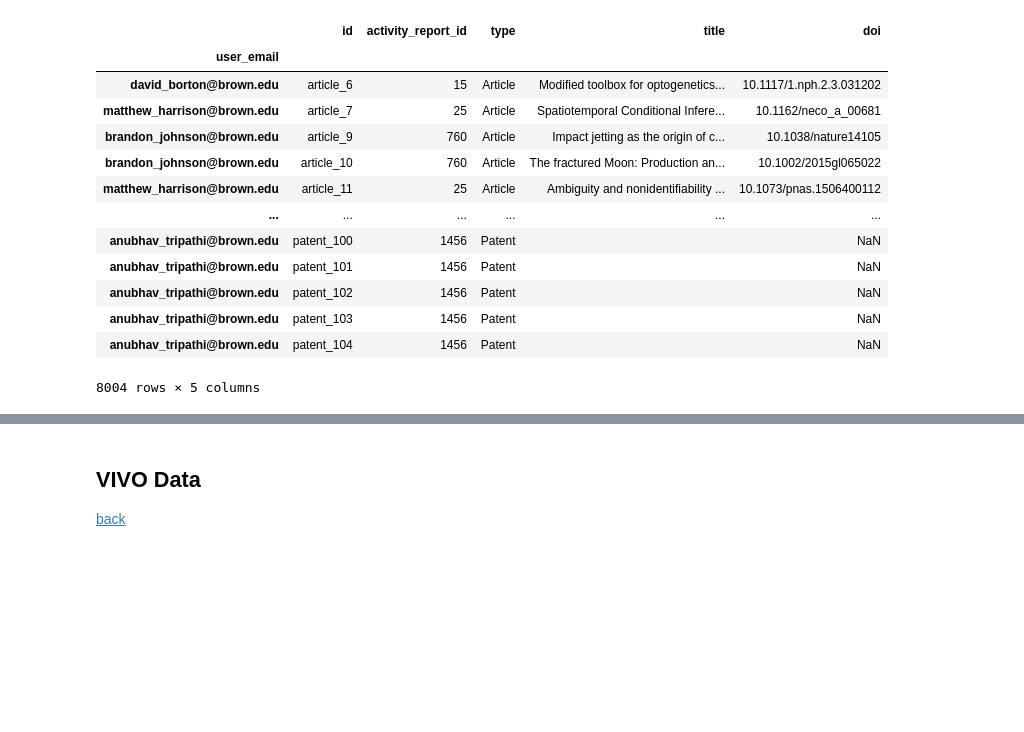
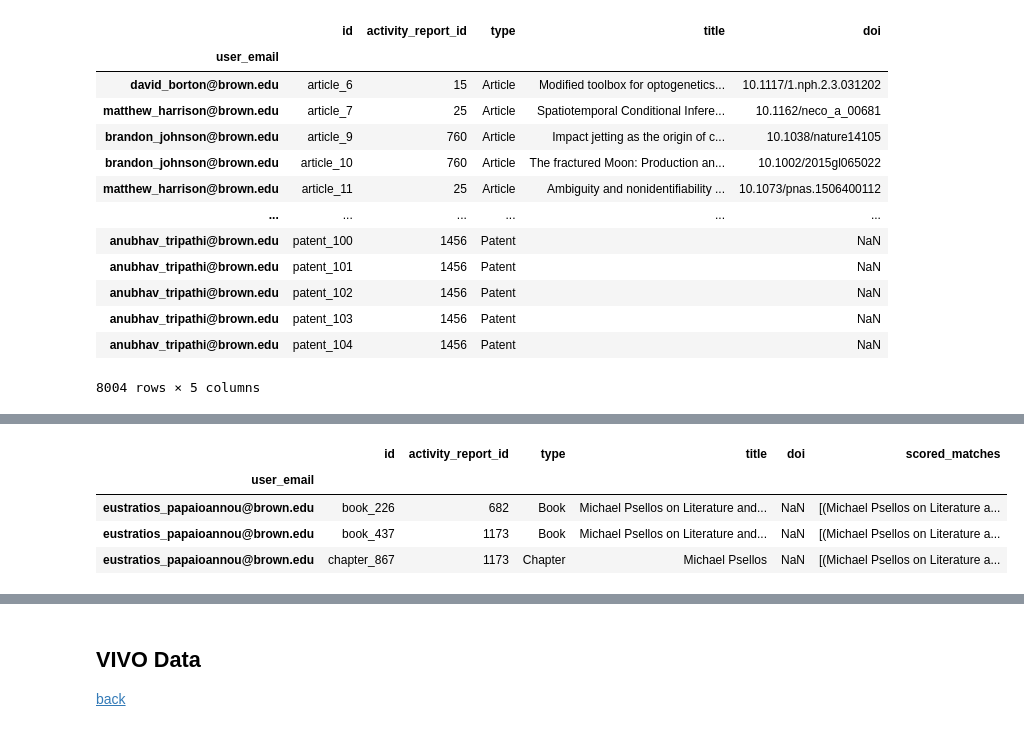
Before and after one commit to sdmccaul/rab-far_integration, a Jupyter notebook: citation_analysis.ipynb, the cells around one changed output, grey strips where cells are left out. Drawn from its saved outputs; the diff is of its cells as text; code cells hidden in the pictures; blank space fills up the shorter version.

```diff
--- a/citation_analysis.ipynb
+++ b/citation_analysis.ipynb
@@ -631,0 +653,8 @@ chi-wang_shu@brown.edu - article_240: Local discontinuous Galerkin methods with
+# %%
+df_faculty[ df_faculty.title.str.contains('Psellos')]
+# %% [output]
+|  | id | activity_report_id | type | title | doi | scored_matches |
+| user_email |  |  |  |  |  |  |
+| eustratios_papaioannou@brown.edu | book_226 | 682 | Book | Michael Psellos on Literature and... | NaN | [(Michael Psellos on Literature a... |
+| eustratios_papaioannou@brown.edu | book_437 | 1173 | Book | Michael Psellos on Literature and... | NaN | [(Michael Psellos on Literature a... |
+| eustratios_papaioannou@brown.edu | chapter_867 | 1173 | Chapter | Michael Psellos | NaN | [(Michael Psellos on Literature a... |
```
Also changed, not shown: parts of 17 cells of this notebook.
